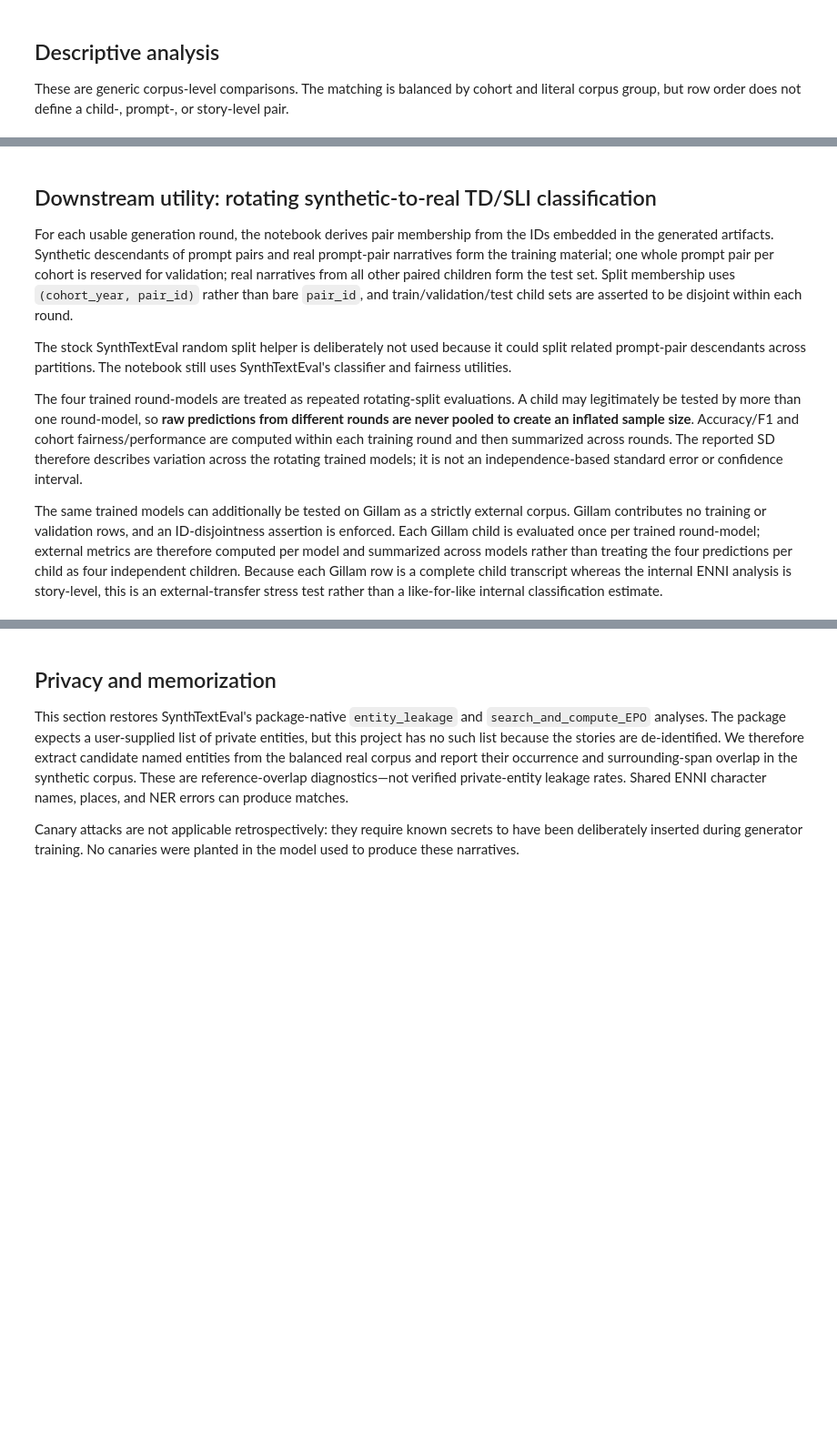
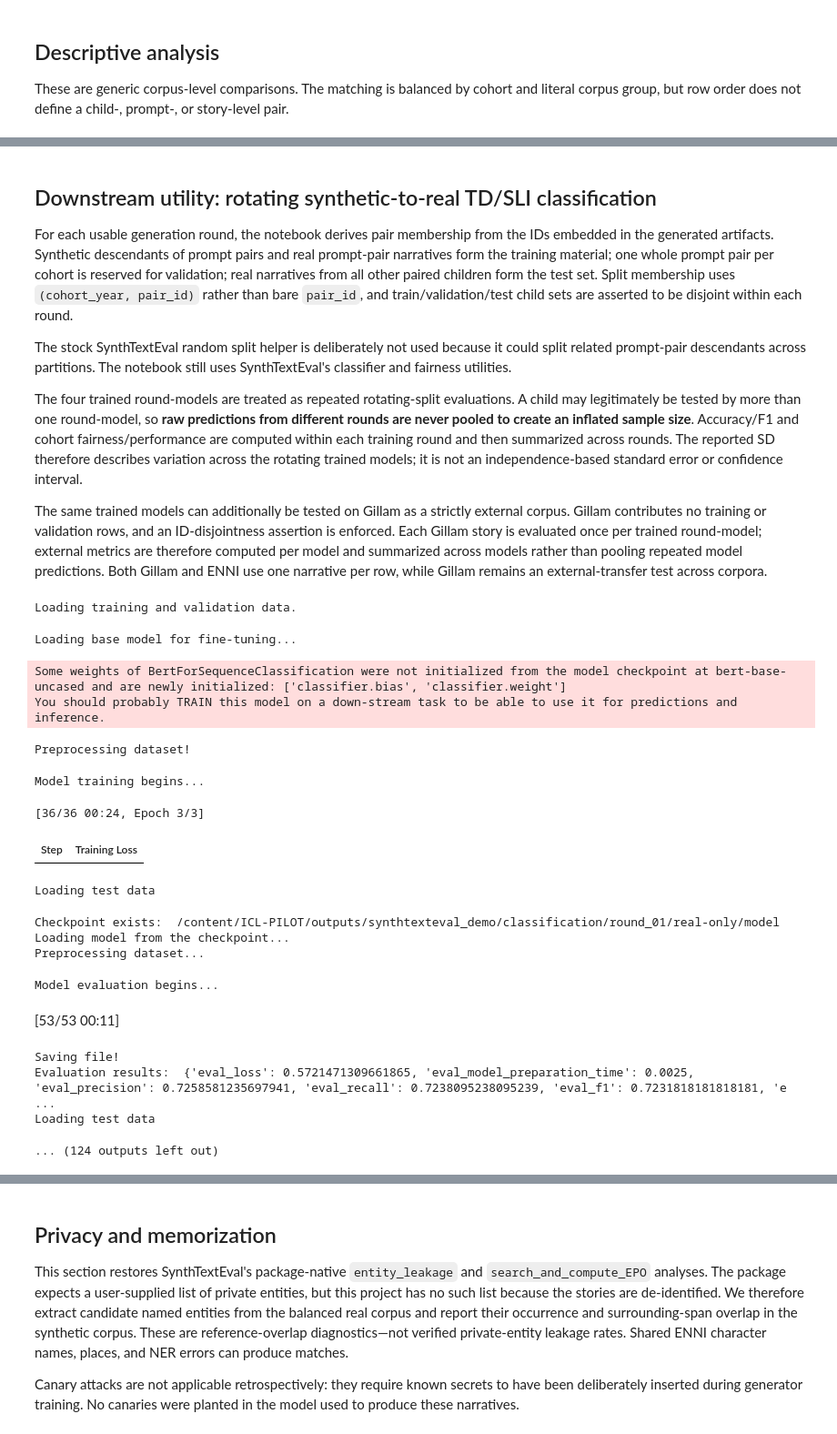
Before and after one commit to shamira-venturini/ICL-PILOT, a Jupyter notebook: notebooks/synthtexteval_demo.ipynb, the cells around one changed output, grey strips where cells are left out. Shown at 91% size. Saved outputs shown, nothing was run; the diff lists cells and outputs as text; code cells hidden in the pictures; blank space fills up the shorter version.

Commit message:
fix gillam

```diff
--- a/notebooks/synthtexteval_demo.ipynb
+++ b/notebooks/synthtexteval_demo.ipynb
@@ -403,7 +466,7 @@ The stock SynthTextEval random split helper is deliberately not used because it
 
 The four trained round-models are treated as repeated rotating-split evaluations. A child may legitimately be tested by more than one round-model, so **raw predictions from different rounds are never pooled to create an inflated sample size**. Accuracy/F1 and cohort fairness/performance are computed within each training round and then summarized across rounds. The reported SD therefore describes variation across the rotating trained models; it is not an independence-based standard error or confidence interval.
 
-The same trained models can additionally be tested on Gillam as a strictly external corpus. Gillam contributes no training or validation rows, and an ID-disjointness assertion is enforced. Each Gillam child is evaluated once per trained round-model; external metrics are therefore computed per model and summarized across models rather than treating the four predictions per child as four independent children. Because each Gillam row is a complete child transcript whereas the internal ENNI analysis is story-level, this is an external-transfer stress test rather than a like-for-like internal classification estimate.
+The same trained models can additionally be tested on Gillam as a strictly external corpus. Gillam contributes no training or validation rows, and an ID-disjointness assertion is enforced. Each Gillam story is evaluated once per trained round-model; external metrics are therefore computed per model and summarized across models rather than pooling repeated model predictions. Both Gillam and ENNI use one narrative per row, while Gillam remains an external-transfer test across corpora.
 # %%
 # Build round-specific datasets from generated-artifact IDs using the composite
 # (cohort_year, pair_id) key throughout.
@@ -428,22 +491,22 @@ def add_pair_key(frame):
 
 synthetic_source = add_pair_key(synthetic_source)
 
-# Gillam is a separate external test source. Each row is one complete child transcript;
+# Gillam is a separate external test source. Each row is one @G-bounded story;
 # it is never concatenated with analysis_records or any training frame.
 gillam_records = pd.read_csv(GILLAM_EXTERNAL_TEXT_CSV)
-gillam_required = {TEXT_COLUMN, GROUP_COLUMN, COHORT_COLUMN, "source_child_id", "source", "sex"}
+gillam_required = {TEXT_COLUMN, GROUP_COLUMN, COHORT_COLUMN, "source_child_id", "story_id", "source", "sex"}
 gillam_missing = gillam_required.difference(gillam_records.columns)
 assert not gillam_missing, f"Missing Gillam columns: {sorted(gillam_missing)}"
 assert gillam_records["source"].eq("real_external").all()
 assert set(gillam_records[GROUP_COLUMN]) == set(COMPARISON_GROUPS)
-assert gillam_records["source_child_id"].nunique() == len(gillam_records)
+assert not gillam_records.duplicated(["source_child_id", "story_id"]).any()
 assert gillam_records[TEXT_COLUMN].notna().all()
 gillam_ids = set(gillam_records["source_child_id"].astype(str))
 enni_ids = set(real_source["source_child_id"].astype(str))
 external_id_overlap = sorted(gillam_ids.intersection(enni_ids))
 assert not external_id_overlap, f"Gillam external IDs occur in ENNI data: {external_id_overlap}"
 
-external_columns = [TEXT_COLUMN, GROUP_COLUMN, COHORT_COLUMN, "source_child_id", "source_dataset", "sex"]
+external_columns = [TEXT_COLUMN, GROUP_COLUMN, COHORT_COLUMN, "source_child_id", "story_id", "source_dataset", "sex"]
 external_gillam_test = gillam_records[external_columns].copy()
 external_gillam_test = external_gillam_test.rename(columns={TEXT_COLUMN: "output_text"})
 external_gillam_test["Label"] = external_gillam_test[GROUP_COLUMN].map(LABEL_MAPPING)
@@ -460,7 +523,7 @@ external_gillam_audit = {
     "unique_children": int(external_gillam_test["source_child_id"].nunique()),
     "group_counts": external_gillam_test[GROUP_COLUMN].value_counts().to_dict(),
     "enni_id_overlap": len(external_id_overlap),
-    "document_unit": "one complete Gillam child transcript",
+    "document_unit": "one Gillam @G-bounded story",
     "training_use": False,
 }
 (EXTERNAL_GILLAM_DIR / "input_audit.json").write_text(json.dumps(external_gillam_audit, indent=2) + "\n")
@@ -617,6 +680,31 @@ split_audit_df = pd.DataFrame(split_audit)
 split_audit_df.to_csv(CLASSIFICATION_DIR / "split_audit.csv", index=False)
 display(split_audit_df)
 assert prepared_rounds, "No usable round-specific classification datasets were prepared."
+
+
+# Explicit class-balance audit. This is useful when interpreting any SLI/TD prediction
+# asymmetry: if these counts are balanced, a preference for SLI is not caused by a
+# simple excess of SLI training rows.
+label_balance_rows = []
+for round_id, prepared in prepared_rounds.items():
+    for split_name in ("train", "validation", "synthetic", "test"):
+        frame = prepared[split_name]
+        counts = frame["Label"].value_counts().to_dict()
+        label_balance_rows.append({
+            "training_round": round_id,
+            "split": split_name,
+            "n_rows": int(len(frame)),
+            "n_SLI": int(counts.get(LABEL_MAPPING["SLI"], 0)),
+            "n_TD": int(counts.get(LABEL_MAPPING["TD"], 0)),
+            "sli_fraction": float((frame["Label"] == LABEL_MAPPING["SLI"]).mean()),
+        })
+
+classification_label_balance_audit = pd.DataFrame(label_balance_rows)
+classification_label_balance_audit.to_csv(
+    CLASSIFICATION_DIR / "classification_label_balance_audit.csv", index=False
+)
+print("Classification label-balance audit")
+display(classification_label_balance_audit)
 # %%
 # Fine-tune and test SynthTextEval classifiers. Each prediction row records BOTH the
 # evaluation dataset identifier and the training round/model that produced it.
@@ -694,31 +782,50 @@ if RUN_CLASSIFICATION:
                     report_to=[],
                 )
                 external_model_args = ModelArguments(
                     model_name=CLASSIFIER_MODEL,
                     path_to_dataset=str(EXTERNAL_GILLAM_DIR / "test.csv"),
                     path_to_model=str(model_dir),
                     path_to_output_csv=str(external_prediction_path),
                     path_to_aggregated_results=str(setting_dir / "external_gillam_metrics.csv"),
                     n_labels=len(LABEL_MAPPING),
                     problem_type="single_label_classification",
                     text_field="output_text",
                     label_field="Label",
-                    retain_columns=["cohort_year", "classification_round", "group", "source_child_id", "source_dataset", "sex"],
+                    retain_columns=["cohort_year", "classification_round", "group", "source_child_id", "story_id", "source_dataset", "sex"],
                     is_test=True,
                 )
                 Classifier(Arguments(train=external_test_args, model=external_model_args)).test_model()
                 external_prediction_frame = pd.read_csv(external_prediction_path)
                 external_prediction_frame["training_setting"] = training_setting
                 external_prediction_frame["training_round"] = round_id
                 external_prediction_frame["evaluation_set"] = "external_gillam"
                 prediction_frames.append(external_prediction_frame)
 
     classification_predictions = pd.concat(prediction_frames, ignore_index=True)
     classification_predictions.to_csv(CLASSIFICATION_DIR / "all_round_predictions.csv", index=False)
     display(
         classification_predictions
         .groupby(["evaluation_set", "training_setting", "training_round", "Ground"])
         .size().rename("n_predictions").reset_index()
     )
 else:
     print("Datasets prepared. Set RUN_CLASSIFICATION = True in a GPU runtime to train and test the models.")
+# %% [output]
+Loading training and validation data.
+Loading base model for fine-tuning...
+Some weights of BertForSequenceClassification were not initialized from the model checkpoint at bert-base-uncased and are newly initialized: ['classifier.bias', 'classifier.weight']
+You should probably TRAIN this model on a down-stream task to be able to use it for predictions and inference.
+Preprocessing dataset!
+Model training begins...
+[36/36 00:24, Epoch 3/3]
+| Step | Training Loss |
+Loading test data
+Checkpoint exists:  /content/ICL-PILOT/outputs/synthtexteval_demo/classification/round_01/real-only/model
+Loading model from the checkpoint...
+Preprocessing dataset...
+Model evaluation begins...
+[53/53 00:11]
+Saving file!
+Evaluation results:  {'eval_loss': 0.5721471309661865, 'eval_model_preparation_time': 0.0025, 'eval_precision': 0.7258581235697941, 'eval_recall': 0.7238095238095239, 'eval_f1': 0.7231818181818181, 'e ...
+Loading test data
+... (124 outputs left out)
```
Also changed, not shown: parts of 24 cells of this notebook, 2 other files.
